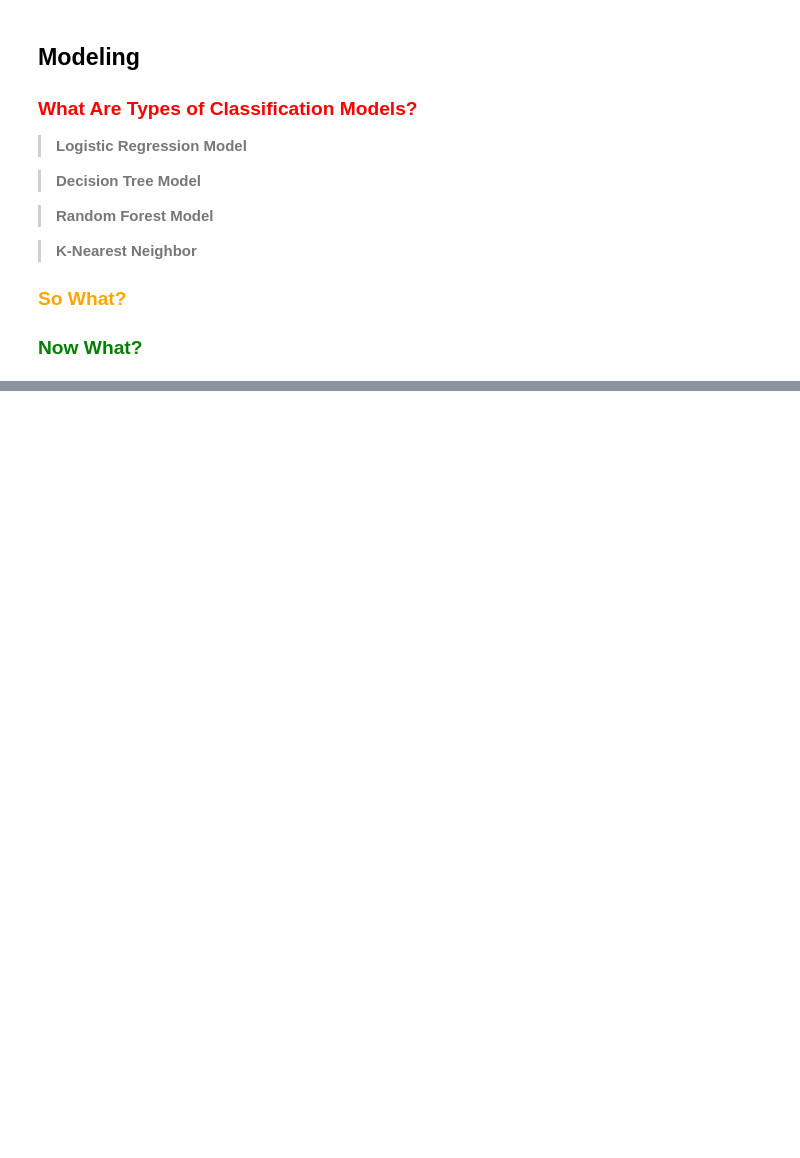
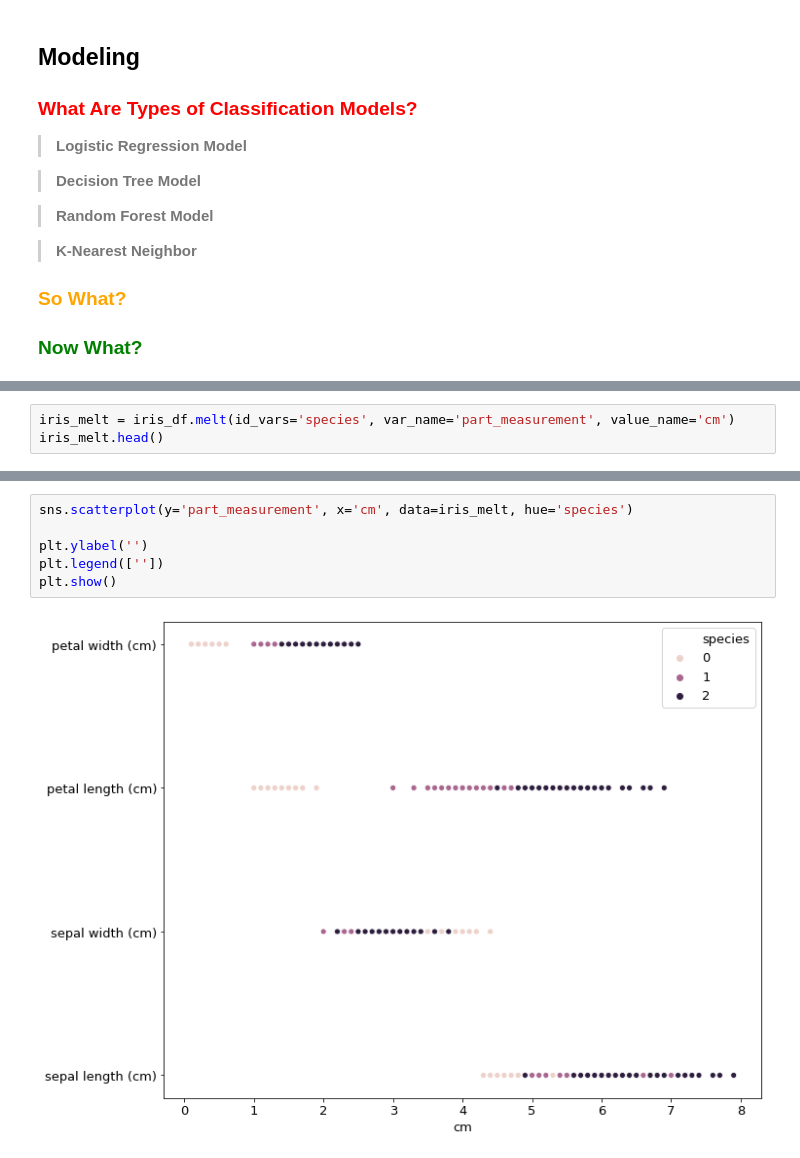
Before and after one commit to faithkane3/ds-methodologies-exercises, a Jupyter notebook: classification/classification_review.ipynb, the cells around one changed output, grey strips where cells are left out. Saved outputs shown, nothing was run; the diff lists cells and outputs as text; blank space fills up the shorter version.

```diff
--- a/classification/classification_review.ipynb
+++ b/classification/classification_review.ipynb
@@ -686,0 +796,3 @@ If this score is low, you predicted a lot of positives where there were none.
+# %%
+iris_melt = iris_df.melt(id_vars='species', var_name='part_measurement', value_name='cm')
+iris_melt.head()
@@ -686,0 +806,8 @@ If this score is low, you predicted a lot of positives where there were none.
+# %%
+sns.scatterplot(y='part_measurement', x='cm', data=iris_melt, hue='species')
+
+plt.ylabel('')
+plt.legend([''])
+plt.show()
+# %% [output]
+[figure, added]
```
Also changed, not shown: parts of 21 cells of this notebook, 2 other files.
